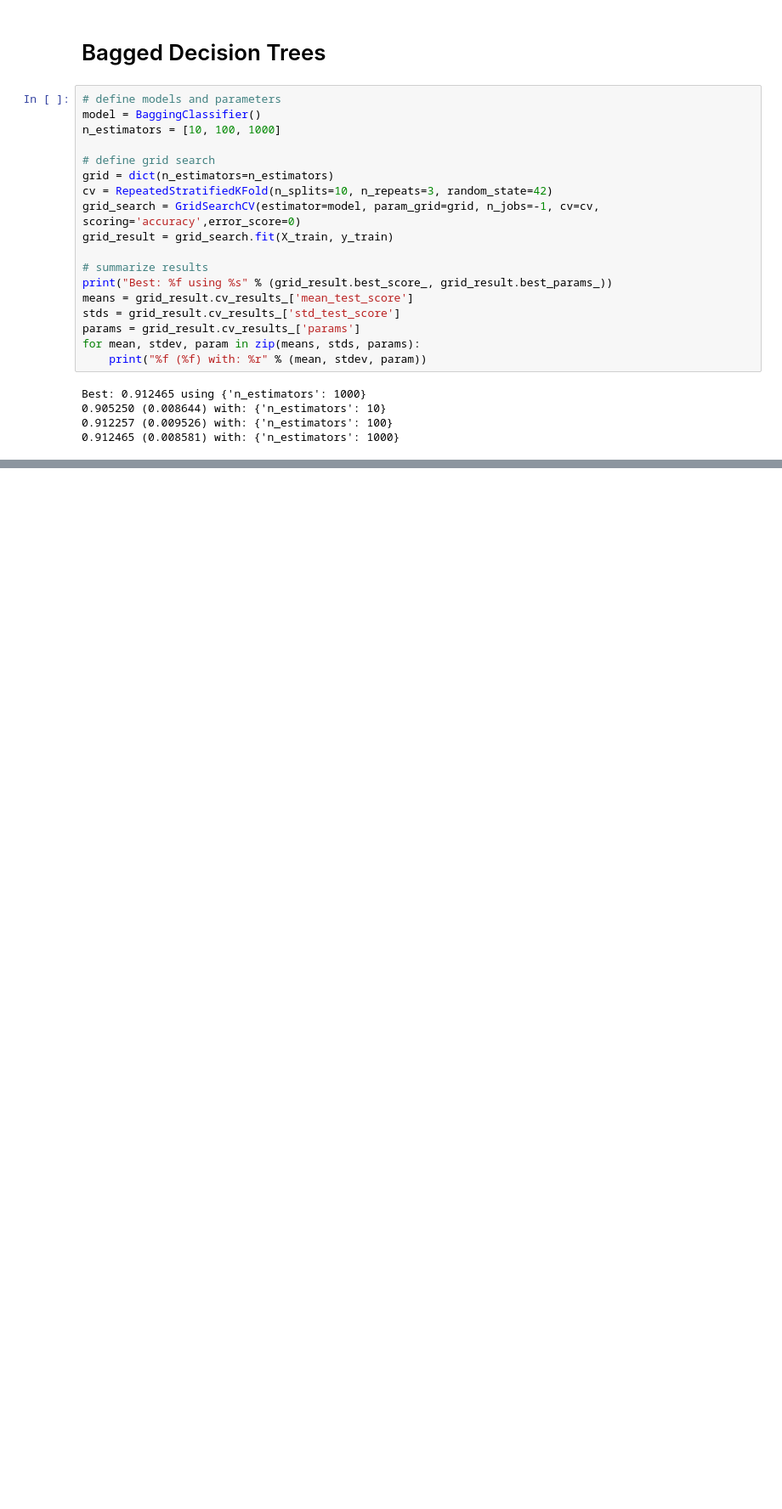
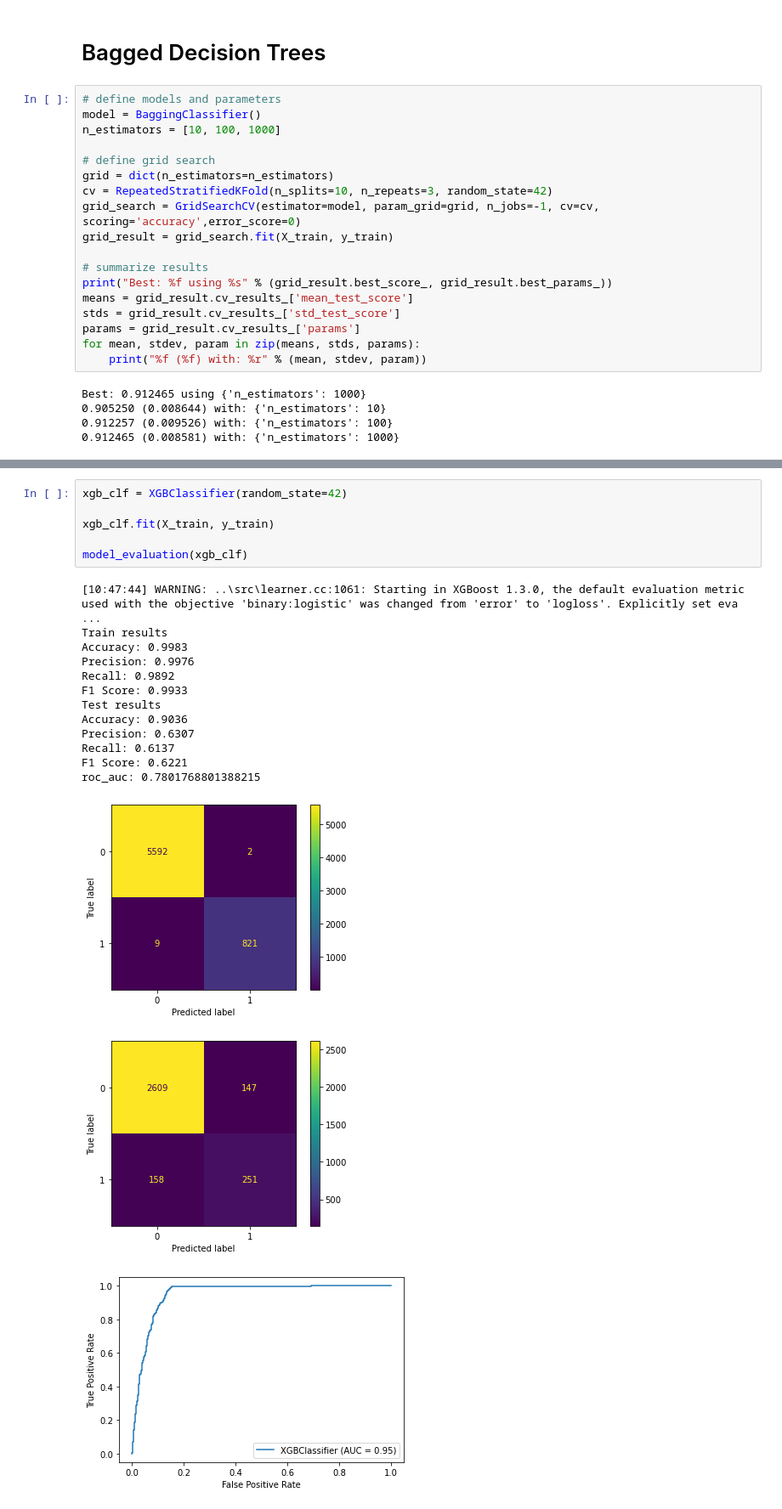
Before and after one commit to CGPinDC/Bird-Classification-Project, a Jupyter notebook: notebooks/crystal/Decision_Tree_Models.ipynb, the cells around one changed output, grey strips where cells are left out. Shown at 85% size. Saved outputs shown, nothing was run; the diff lists cells and outputs as text; blank space fills up the shorter version.

```diff
--- a/notebooks/crystal/Decision_Tree_Models.ipynb
+++ b/notebooks/crystal/Decision_Tree_Models.ipynb
@@ -695,0 +792,22 @@ Best: 0.912465 using {'n_estimators': 1000}
+# %%
+xgb_clf = XGBClassifier(random_state=42)
+
+xgb_clf.fit(X_train, y_train)
+
+model_evaluation(xgb_clf)
+# %% [output]
+[10:47:44] WARNING: ..\src\learner.cc:1061: Starting in XGBoost 1.3.0, the default evaluation metric used with the objective 'binary:logistic' was changed from 'error' to 'logloss'. Explicitly set eva ...
+Train results
+Accuracy: 0.9983
+Precision: 0.9976
+Recall: 0.9892
+F1 Score: 0.9933
+Test results
+Accuracy: 0.9036
+Precision: 0.6307
+Recall: 0.6137
+F1 Score: 0.6221
+roc_auc: 0.7801768801388215
+[figure, added]
+[figure, added]
+[figure, added]
```
Also changed, not shown: parts of 56 cells of this notebook.
